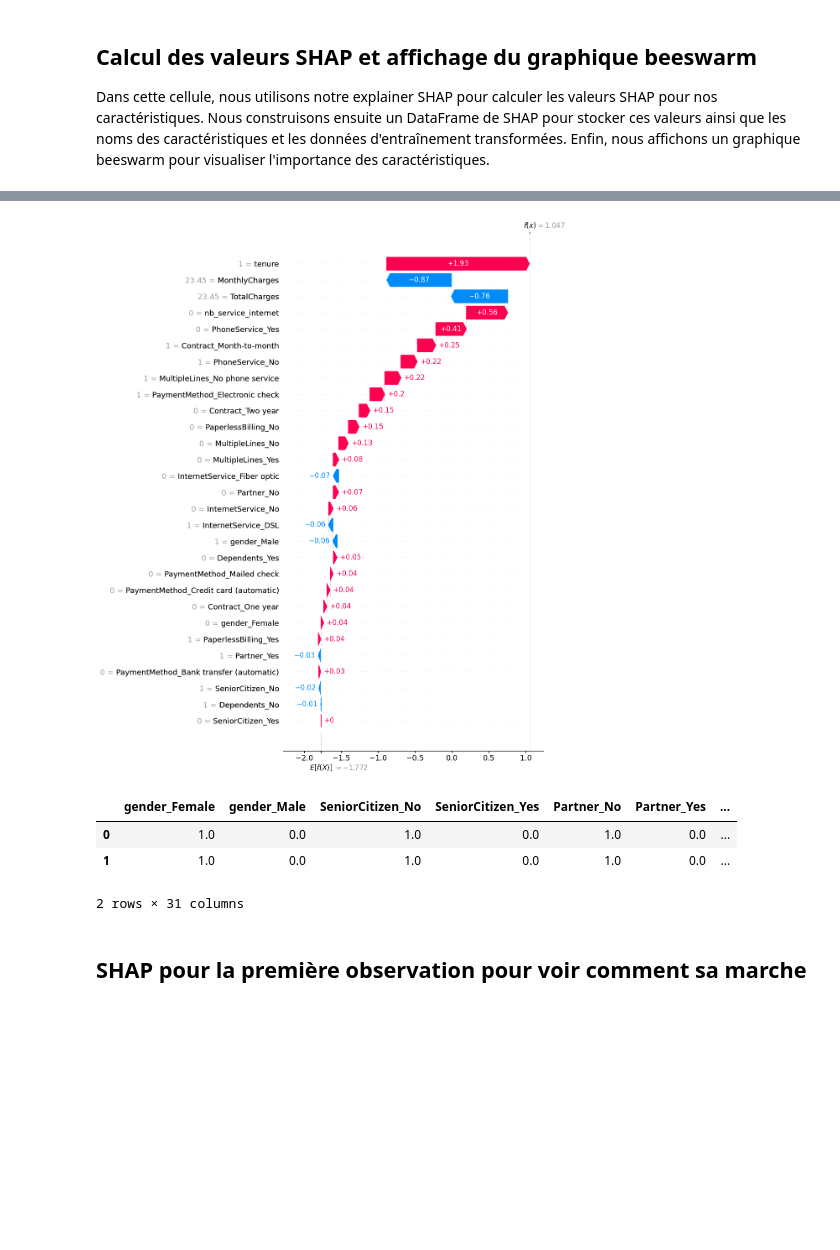
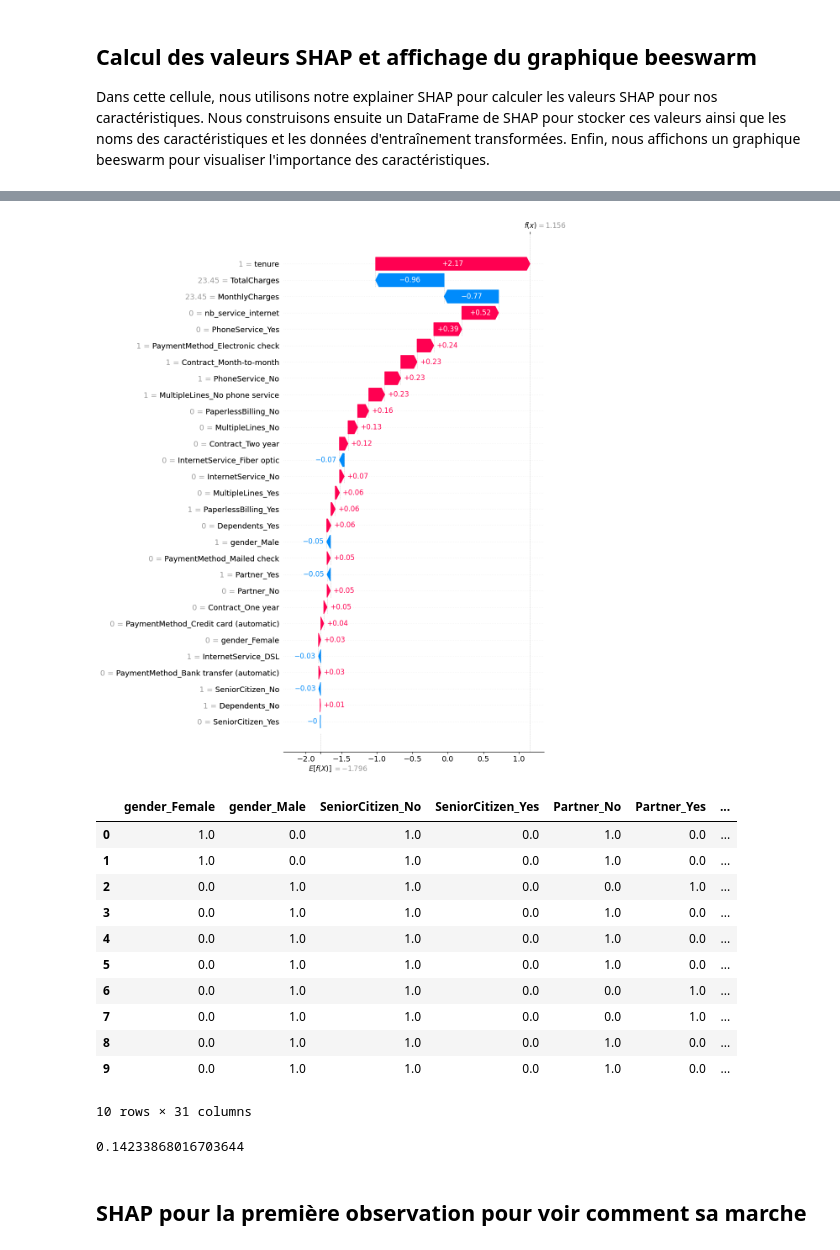
Before and after one commit to DonzerHD/classification_telco_churn, a Jupyter notebook: model.ipynb, the cells around one changed output, grey strips where cells are left out. Drawn from its saved outputs; the diff is of its cells as text; code cells hidden in the pictures; blank space fills up the shorter version.

```diff
--- a/model.ipynb
+++ b/model.ipynb
@@ -74,9 +74,8 @@ numerical_features = [
     "nb_service_internet",
 ]
 
-
 # Create the OneHotEncoder
-categorical_transformer = OneHotEncoder(categories='auto', sparse=False)
+categorical_transformer = OneHotEncoder(categories='auto', sparse_output=False)
 
 preprocessor = ColumnTransformer(
     transformers=[
@@ -109,7 +108,7 @@ import shap
 preprocessor.fit(X_train)
 
 # Obtenir les noms des caractéristiques après la transformation
-feature_names = preprocessor.transformers_[0][1].get_feature_names(categorical_features)
+feature_names = preprocessor.transformers_[0][1].get_feature_names_out()
 
 # Ajouter les caractéristiques numériques à la liste
 feature_names = list(feature_names) + numerical_features
@@ -153,19 +152,39 @@ shap.plots.beeswarm(shap_values, max_display=50)
 # waterfalls
 shap.plots.waterfall(shap_values[2] , max_display=50)
 # %% [output]
-[figure, old version]
+[figure, new version]
 # %%
 # df des valeurs réel et prédites pour l'entrainement
 df_train = pd.DataFrame(X_train_transformed, columns=feature_names)
 df_train['y'] = y_train
 df_train['y_pred'] = pipe.predict(X_train)
 
-df_train.head(2)
+df_train.head(10)
 # %% [output]
 |  | gender_Female | gender_Male | SeniorCitizen_No | SeniorCitizen_Yes | Partner_No | Partner_Yes | ... |
 | 0 | 1.0 | 0.0 | 1.0 | 0.0 | 1.0 | 0.0 | ... |
 | 1 | 1.0 | 0.0 | 1.0 | 0.0 | 1.0 | 0.0 | ... |
+| 2 | 0.0 | 1.0 | 1.0 | 0.0 | 0.0 | 1.0 | ... |
+| 3 | 0.0 | 1.0 | 1.0 | 0.0 | 1.0 | 0.0 | ... |
+| 4 | 0.0 | 1.0 | 1.0 | 0.0 | 1.0 | 0.0 | ... |
+| 5 | 0.0 | 1.0 | 1.0 | 0.0 | 1.0 | 0.0 | ... |
+| 6 | 0.0 | 1.0 | 1.0 | 0.0 | 0.0 | 1.0 | ... |
+| 7 | 0.0 | 1.0 | 1.0 | 0.0 | 0.0 | 1.0 | ... |
+| 8 | 0.0 | 1.0 | 1.0 | 0.0 | 1.0 | 0.0 | ... |
+| 9 | 0.0 | 1.0 | 1.0 | 0.0 | 1.0 | 0.0 | ... |
-2 rows × 31 columns
+10 rows × 31 columns
+# %%
+from scipy.special import expit
+
+# Valeur sur l'échelle du logit
+logit_value = -1.796
+
+# Conversion à l'échelle de la probabilité
+probability_value = expit(logit_value)
+
+print(probability_value)
+# %% [output]
+0.14233868016703644
 # %% [markdown]
 ## SHAP pour la première observation pour voir comment sa marche
 # %%
```
Also changed, not shown: parts of 5 cells of this notebook.
